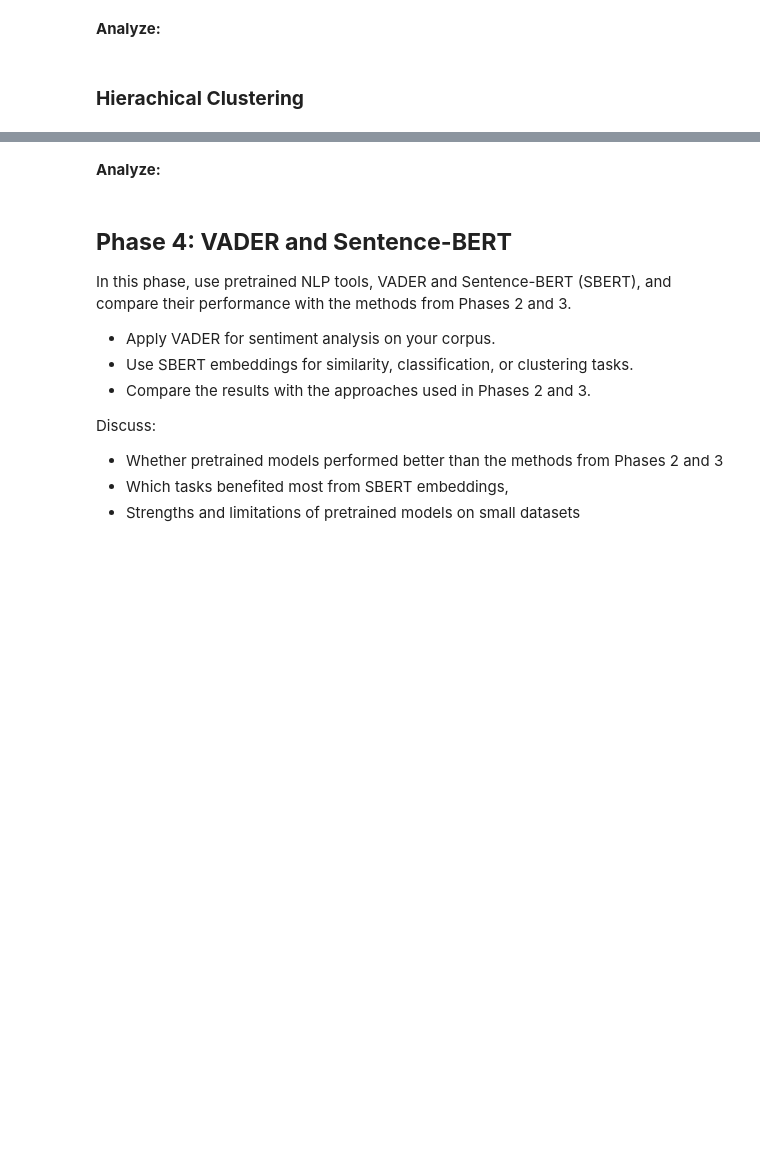
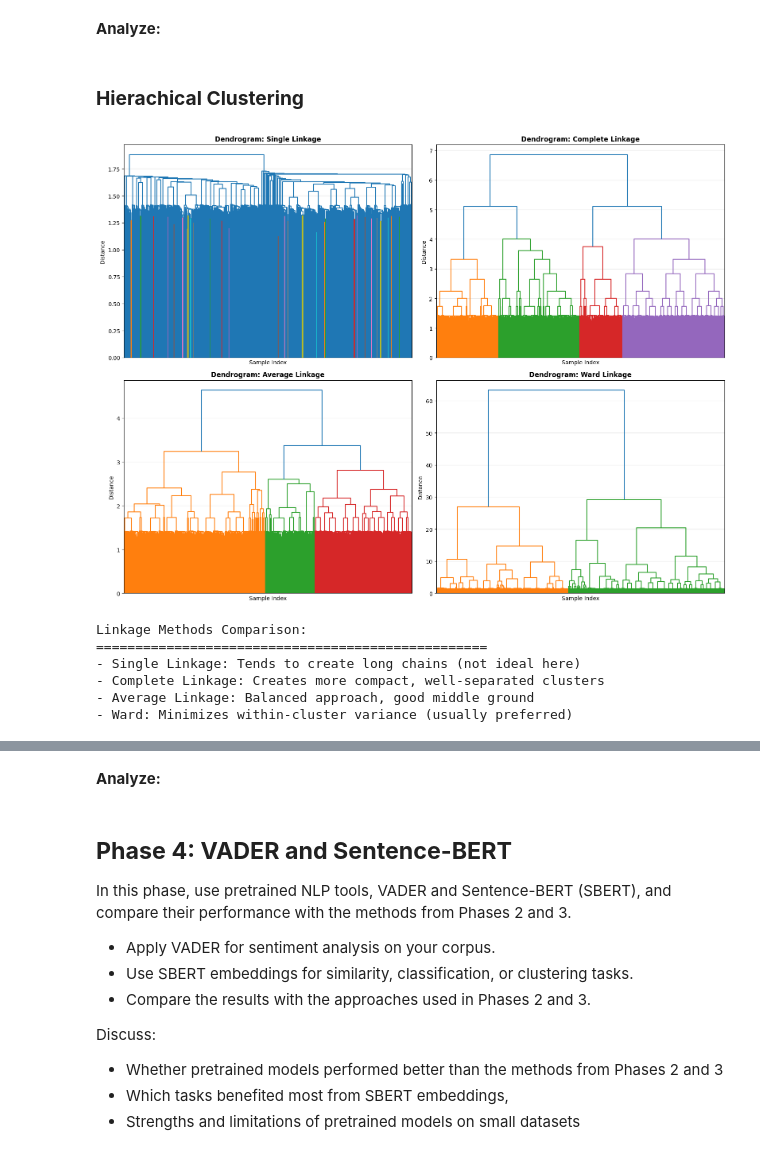
Before and after one commit to christiewong219/Team-5-CS105-Final-Project, a Jupyter notebook: Team5_CS105_Final_Project.ipynb, the cells around one changed output, grey strips where cells are left out. Drawn from its saved outputs; the diff is of its cells as text; code cells hidden in the pictures; blank space fills up the shorter version.

```diff
--- a/Team5_CS105_Final_Project.ipynb
+++ b/Team5_CS105_Final_Project.ipynb
@@ -645,3 +645,55 @@ positive           46  140  62
 **Analyze:**
 # %% [markdown]
 ### **Hierachical Clustering**
+# %%
+cols_ADD = ['category_1', 'category_2', 'sentiment']
+
+df.loc[df['category_2'] == 'none', 'category_2'] = 0
+df.loc[df['sentiment'] == 'negative', 'sentiment'] = 0
+df.loc[df['sentiment'] == 'neutral', 'sentiment'] = 1
+df.loc[df['sentiment'] == 'positive', 'sentiment'] = 2
+
+df['category_1'] = pd.to_numeric(df['category_1'], errors='coerce')
+df['category_2'] = pd.to_numeric(df['category_2'], errors='coerce')
+df['sentiment'] = pd.to_numeric(df['sentiment'], errors='coerce')
+
+Binary_df = binary_df.copy()
+Bow_df = bow_df.copy()
+Tfidf_df = tfidf_df.copy()
+
+Bow_df[cols_ADD] = df[cols_ADD]
+Tfidf_df[cols_ADD] = df[cols_ADD]
+Binary_df[cols_ADD] = df[cols_ADD]
+# %%
+#TFIDF
+
+# Compare different linkage methods
+linkage_methods = ['single', 'complete', 'average', 'ward']
+fig, axes = plt.subplots(2, 2, figsize=(16, 12))
+axes = axes.ravel()
+
+for idx, method in enumerate(linkage_methods):
+    Z_method = linkage(Tfidf_df.dropna(), method=method)
+    dendrogram(Z_method, ax=axes[idx], no_labels=True)
+    axes[idx].set_title(f'Dendrogram: {method.capitalize()} Linkage', fontweight='bold')
+    axes[idx].set_xlabel('Sample Index')
+    axes[idx].set_ylabel('Distance')
+    axes[idx].grid(True, alpha=0.3)
+
+plt.tight_layout()
+plt.show()
+
+print("Linkage Methods Comparison:")
+print("="*50)
+print("- Single Linkage: Tends to create long chains (not ideal here)")
+print("- Complete Linkage: Creates more compact, well-separated clusters")
+print("- Average Linkage: Balanced approach, good middle ground")
+print("- Ward: Minimizes within-cluster variance (usually preferred)")
+# %% [output]
+[figure, added]
+Linkage Methods Comparison:
+==================================================
+- Single Linkage: Tends to create long chains (not ideal here)
+- Complete Linkage: Creates more compact, well-separated clusters
+- Average Linkage: Balanced approach, good middle ground
+- Ward: Minimizes within-cluster variance (usually preferred)
```
Also changed, not shown: parts of 5 cells of this notebook.
